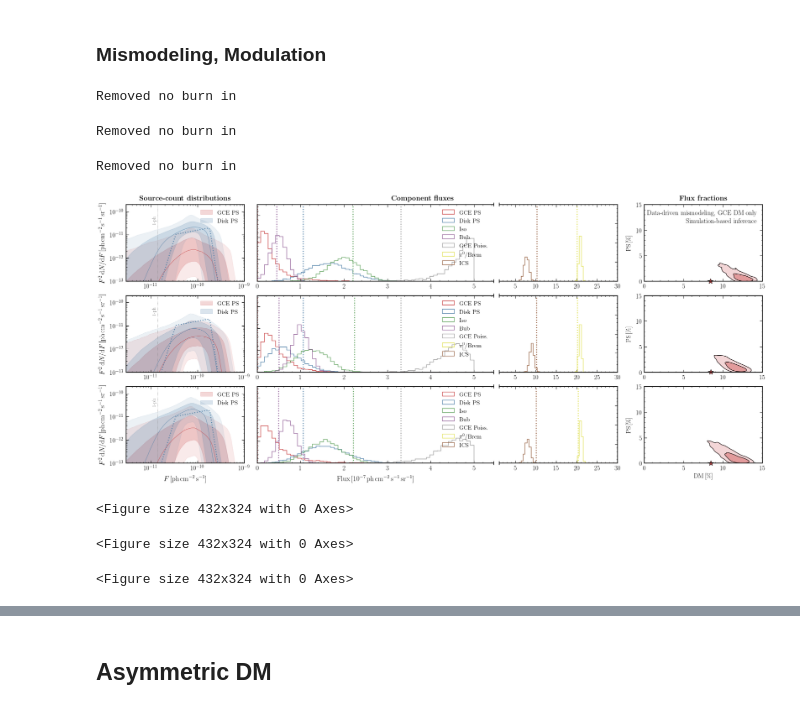
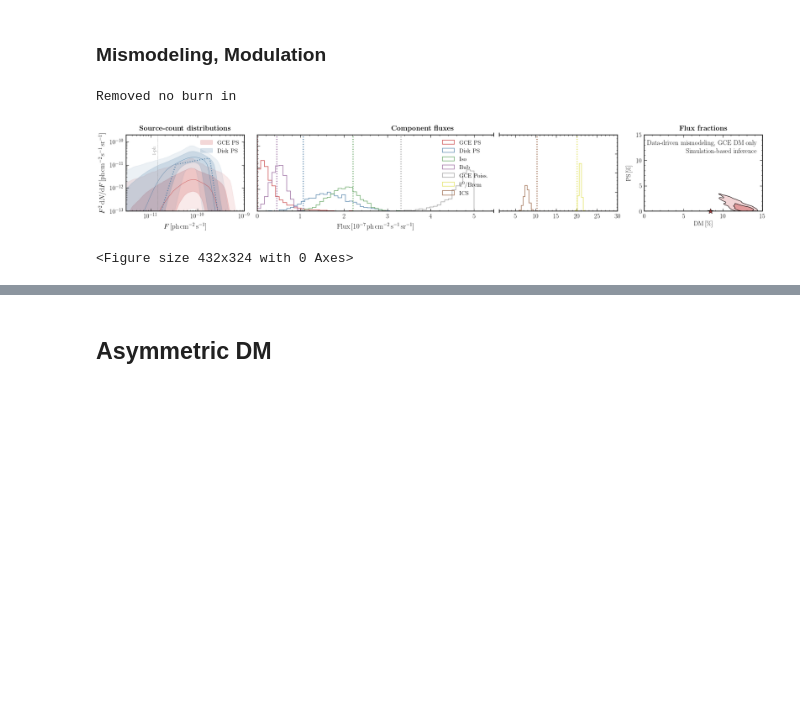
Before and after one commit to smsharma/fermi-gce-flows, a Jupyter notebook: notebooks/02_analysis.ipynb, the cells around one changed output, grey strips where cells are left out. Saved outputs shown, nothing was run; the diff lists cells and outputs as text; code cells hidden in the pictures; blank space fills up the shorter version.

Commit message:
Added option to combine posteriors, replotted mismodeling tests in that incarnation

```diff
--- a/notebooks/02_analysis.ipynb
+++ b/notebooks/02_analysis.ipynb
@@ -522,27 +523,23 @@ temps_dict = {'fermi_exp':fermi_exp,
 # %%
 data_map = ring2nest(np.load("../data/samples/x_ModelO_DM_only_mismo.npy")[:3, 0, :], roi_sim_ring)
 aux = np.load("../data/samples/x_aux_ModelO_DM_only_mismo.npy")[:3]
 thetas = np.load("../data/samples/theta_ModelO_DM_only_mismo.npy")[:3]
 
 x_presimulated = torch.Tensor(data_map).unsqueeze(1)
 x_aux_presimulated = torch.Tensor(aux)
 theta_presimulated = (thetas)
 
 inference_inst.x_shape = x_shape_from_simulation(x_presimulated)
 posterior = inference_inst.build_posterior(prior, density_estimator)
 
 x_test = torch.cat([x_presimulated, x_aux_presimulated], axis=-1)
 theta_test = theta_presimulated
 
-make_plot(posterior=posterior, x_test=x_test, theta_test=theta_test, roi_sim=roi_sim, roi_normalize=roi_normalize, roi_counts_normalize=roi_mask_norm, figsize=(25, 3.6 * 3), n_samples=n_samples, temps_dict=temps_dict, save_filename="../paper/plots/sim_sbi_dm_mismo.pdf", sub1="Data-driven mismodeling, GCE DM only", sub2="Simulation-based inference")
+make_plot(posterior=posterior, x_test=x_test, theta_test=theta_test, roi_sim=roi_sim, roi_normalize=roi_normalize, roi_counts_normalize=roi_mask_norm, figsize=(25, 4), n_samples=n_samples, temps_dict=temps_dict, save_filename="../paper/plots/sim_sbi_dm_mismo.pdf", sub1="Data-driven mismodeling, GCE DM only", sub2="Simulation-based inference", combined_posterior=True, thin_factor=1 / 3)
 # %% [output]
 Removed no burn in
+[figure, new version]
-Removed no burn in
+<Figure size 432x324 with 0 Axes>
-Removed no burn in
-[figure, old version]
-<Figure size 432x324 with 0 Axes>
-<Figure size 432x324 with 0 Axes>
-<Figure size 432x324 with 0 Axes>
 # %%
 data_map = ring2nest(np.load("../data/samples/x_ModelO_PS_only_mismo.npy")[:3, 0, :], roi_sim_ring)
 aux = np.load("../data/samples/x_aux_ModelO_PS_only_mismo.npy")[:3]
```
Also changed, not shown: parts of 3 cells of this notebook, 6 other files.
